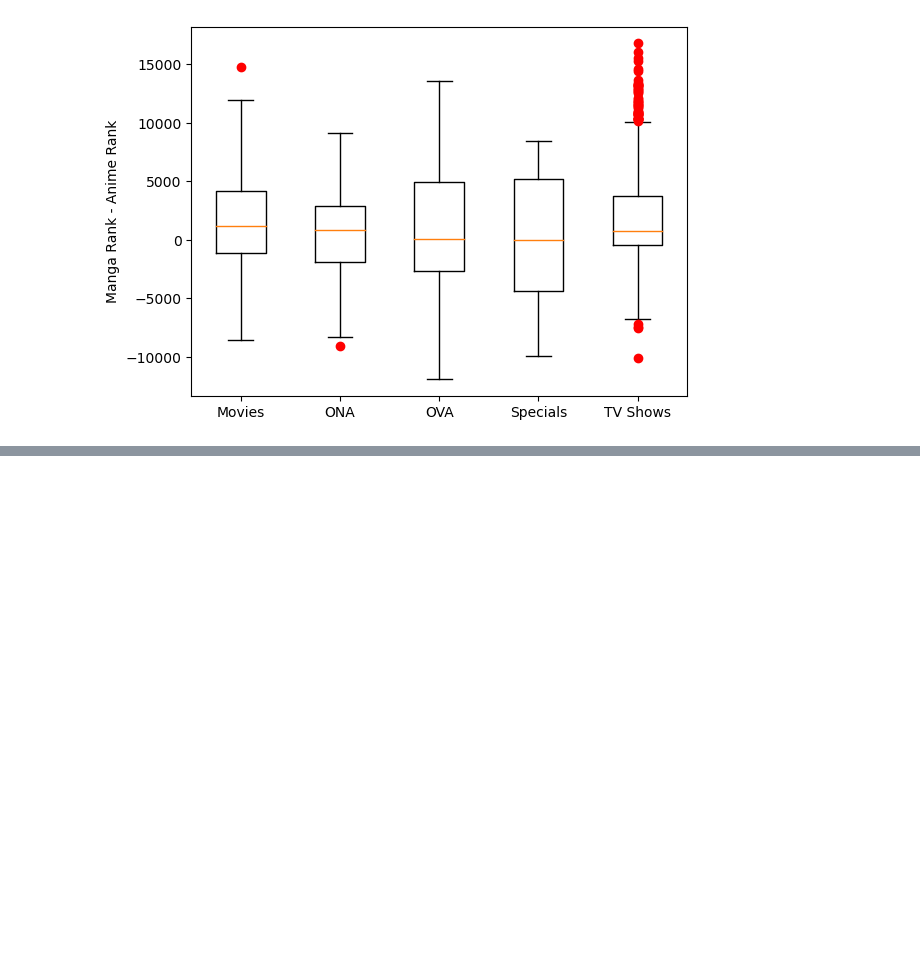
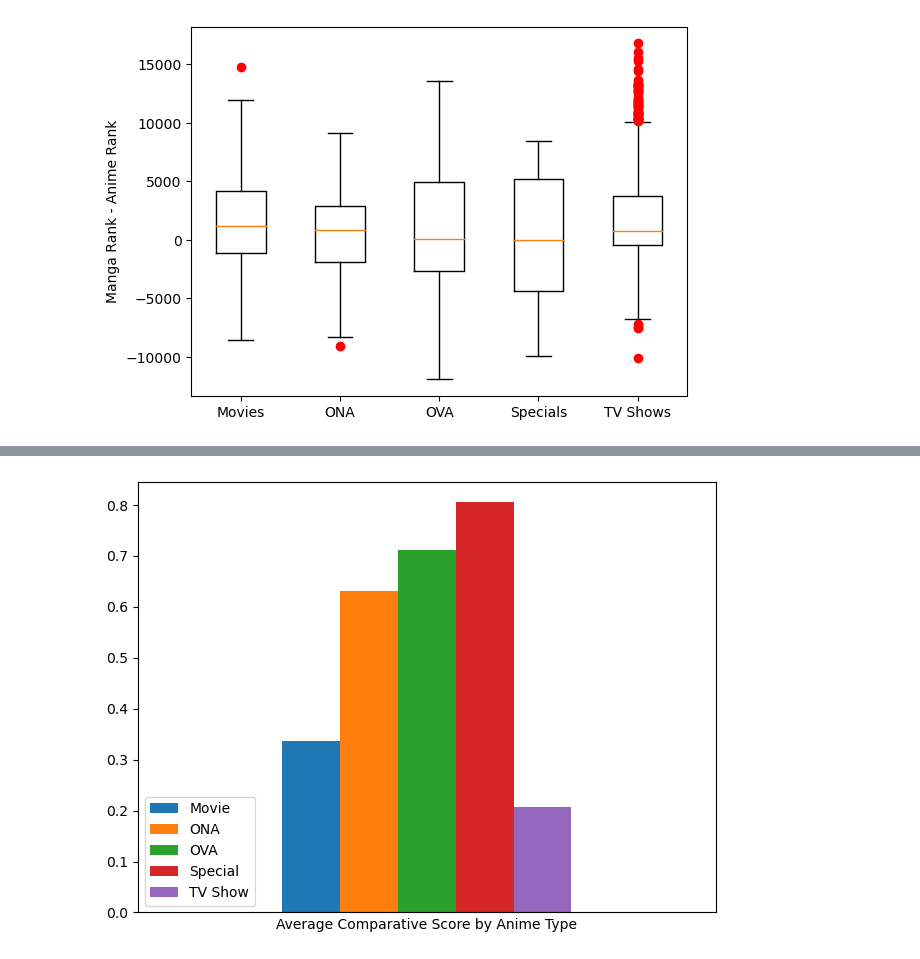
Before and after one commit to adunlap2/Project_1, a Jupyter notebook: Rank_Sorter.ipynb, the cells around one changed output, grey strips where cells are left out. Cells and saved outputs as stored; diff of their text form; code cells hidden in the pictures; blank space fills up the shorter version.

```diff
--- a/Rank_Sorter.ipynb
+++ b/Rank_Sorter.ipynb
@@ -113,0 +158,20 @@ AttributeError: 'list' object has no attribute 'plot'
+# %%
+mov_score_avg = movies["Comp Score"].mean()
+ona_score_avg = ona["Comp Score"].mean()
+ova_score_avg = ova["Comp Score"].mean()
+spe_score_avg = special["Comp Score"].mean()
+tv_score_avg = tv["Comp Score"].mean()
+
+avg_score = pd.DataFrame({"Movie":[mov_score_avg], "ONA":[ona_score_avg],
+                          "OVA":[ova_score_avg], "Special":[spe_score_avg],
+                          "TV Show":[tv_score_avg]})
+avg_score.plot(kind="bar")
+
+plt.xlabel("Average Comparative Score by Anime Type")
+plt.tick_params(axis='x',bottom=False,labelbottom=False )
+plt.legend(loc = "lower left")
+
+plt.tight_layout()
+plt.show()
+# %% [output]
+[figure, added]
```
Also changed, not shown: parts of 4 cells of this notebook, 4 other files.
